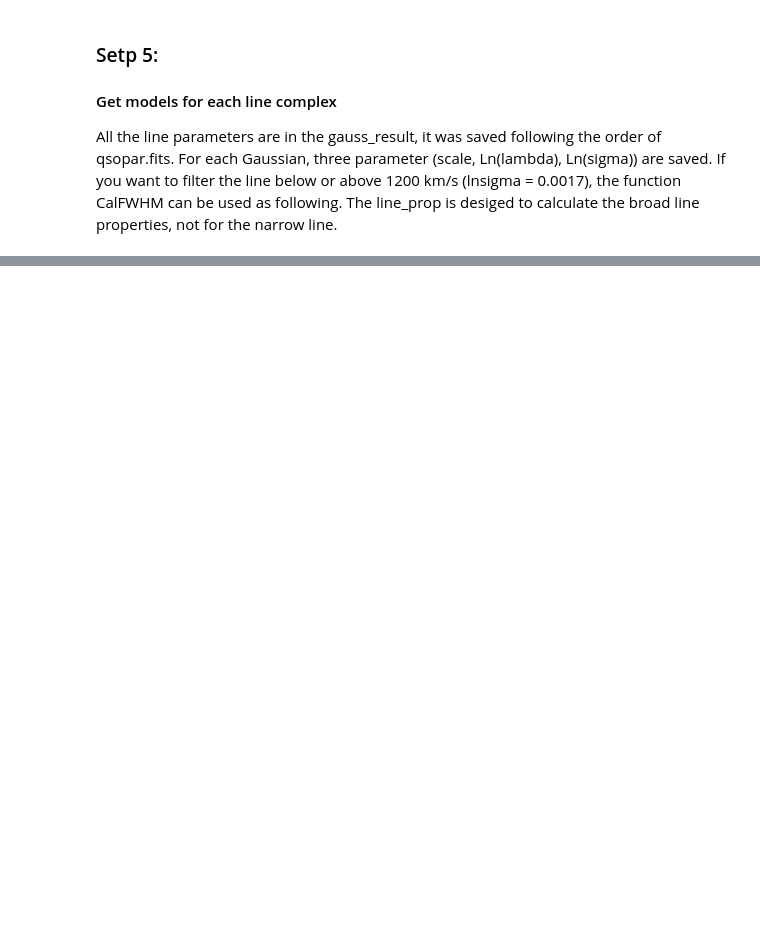
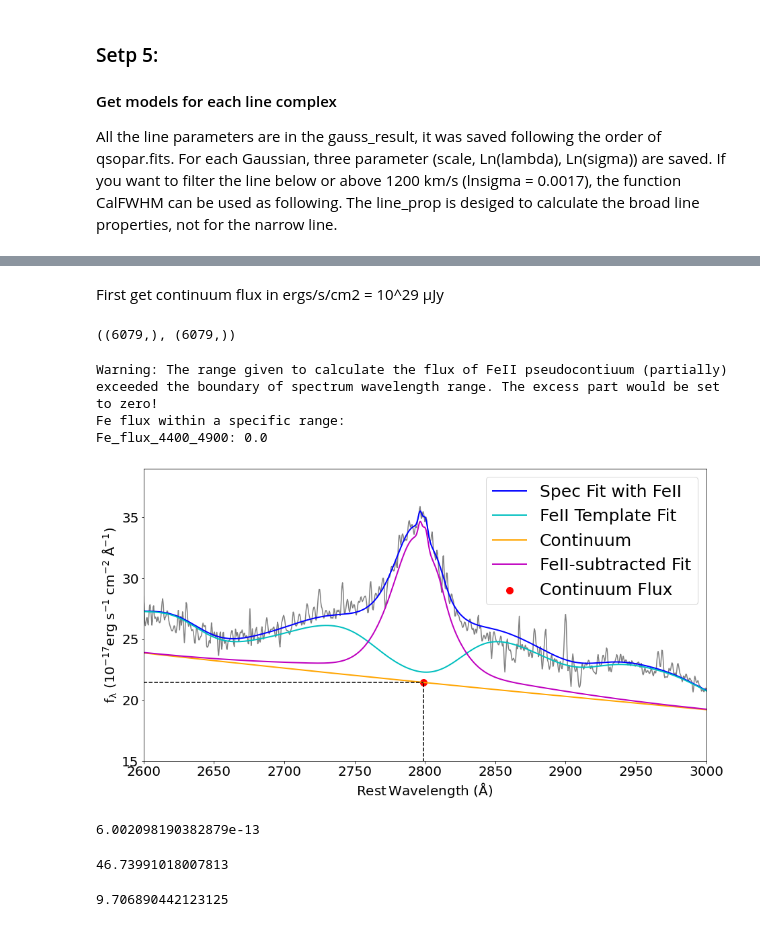
Before and after one commit to trevormccaffrey/J1554plus1937, a Jupyter notebook: example_J1554+1937.ipynb, the cells around one changed output, grey strips where cells are left out. Cells and saved outputs as stored; diff of their text form; code cells hidden in the pictures; blank space fills up the shorter version.

Commit message:
first notebooks

```diff
--- a/example_J1554+1937.ipynb
+++ b/example_J1554+1937.ipynb
@@ -527,0 +355,42 @@ q.Fit(name=None, nsmooth =1, and_or_mask = False, deredden = True, reject_badpix
+# %% [markdown]
+First get continuum flux in ergs/s/cm2 = 10^29 µJy
+# %%
+q.PL_poly_BC.shape, q.wave.shape
+# %% [output]
+((6079,), (6079,))
+# %%
+lambd = q.wave[np.argmin(abs(q.wave-2799.117))]
+f_lambda = q.PL_poly_BC[np.argmin(abs(q.wave-2799.117))]
+# %%
+fig=plt.figure(figsize=(15,8))
+#plot the quasar rest frame spectrum after removed the host galaxy component
+plt.plot(q.wave,q.flux,'grey')
+plt.plot(q.wave,q.err,'r')
+
+
+#To plot the whole model, we use Manygauss to reappear the line fitting results saved in gauss_result
+plt.plot(q.wave,q.Manygauss(np.log(q.wave),q.gauss_result)+q.f_conti_model,'b',label='Spec Fit with FeII',lw=2)
+plt.plot(q.wave,q.f_conti_model,'c',lw=2, label="FeII Template Fit")
+plt.plot(q.wave,q.PL_poly_BC,"orange",label='Continuum',lw=2)
+plt.plot(q.wave,q.Manygauss(np.log(q.wave),q.gauss_result)+q.PL_poly_BC,'m',label='FeII-subtracted Fit',lw=2)
+#plt.plot(q.wave,q.host,'m',lw=2)
+plt.scatter(lambd, f_lambda, color="red", s=100, label="Continuum Flux")
+plt.plot([lambd,lambd],[0,f_lambda],"--k")
+plt.plot([2500,lambd],[f_lambda,f_lambda],"--k")
+
+#plt.xlim(2550,3500)
+plt.xlim(2600,3000)
+plt.ylim(15,39)
+plt.xlabel(r'$\rm Rest \, Wavelength$ ($\rm \AA$)',fontsize = 20)
+plt.ylabel(r'$\rm f_{\lambda}$ ($\rm 10^{-17} erg\;s^{-1}\;cm^{-2}\;\AA^{-1}$)',fontsize = 20)
+plt.legend(loc="upper right", prop={"size":25})
+
+#print('optical Fe flux (10^(-17) erg/s/cm^2): '+q.conti_result[q.conti_result_name=='Fe_flux_4435_4685'][0])
+
+Fe_flux_result,Fe_flux_type,Fe_flux_name = q.Get_Fe_flux(np.array([4400,4900]))
+print('Fe flux within a specific range: \n'+Fe_flux_name[0]+': '+str(Fe_flux_result[0]))
+# %% [output]
+Warning: The range given to calculate the flux of FeII pseudocontiuum (partially) exceeded the boundary of spectrum wavelength range. The excess part would be set to zero!
+Fe flux within a specific range:
+Fe_flux_4400_4900: 0.0
+[figure, added]
@@ -527,0 +399,9 @@ q.Fit(name=None, nsmooth =1, and_or_mask = False, deredden = True, reject_badpix
+# %%
+f_lambda
+# %% [output]
+6.002098190382879e-13
+# %%
+L = luminosity(f_lambda, z)
+L
+# %% [output]
+46.73991018007813
@@ -527,0 +410,4 @@ q.Fit(name=None, nsmooth =1, and_or_mask = False, deredden = True, reject_badpix
+# %%
+logM
+# %% [output]
+9.706890442123125
```
Also changed, not shown: parts of 21 cells of this notebook.
